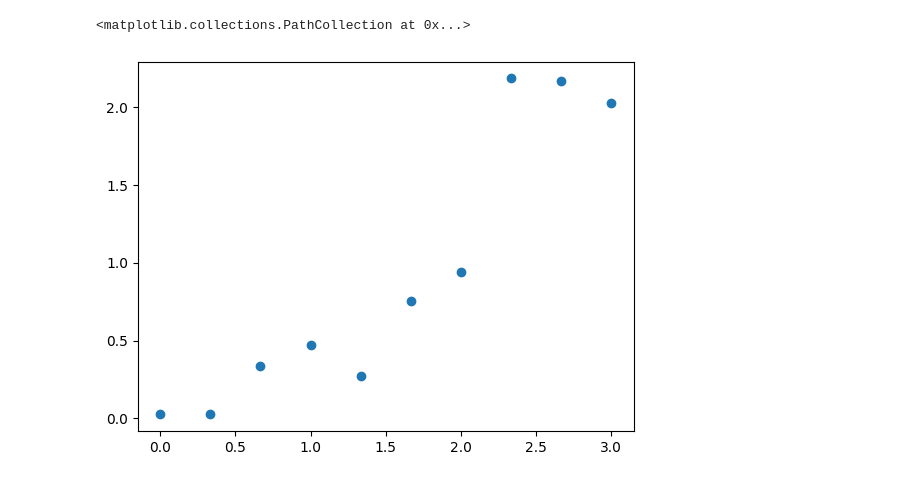
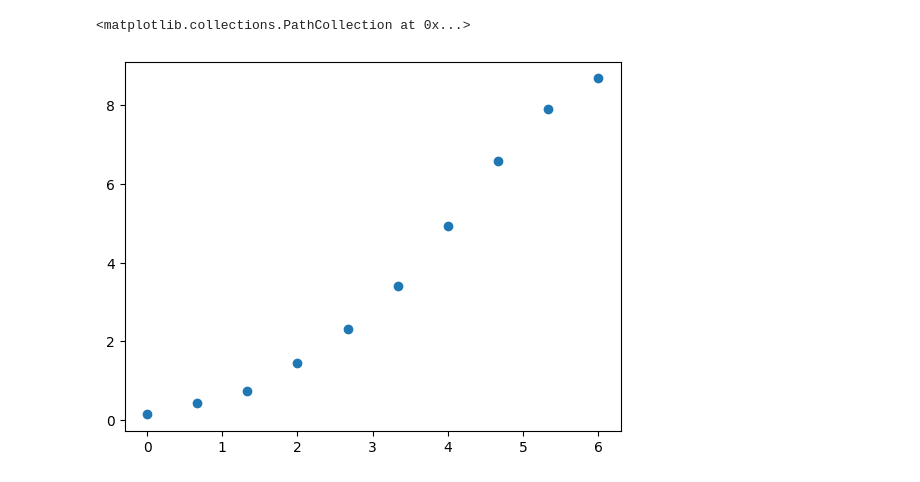
Before and after one commit to Miikkasna/bayesreg, a Jupyter notebook: bayesian_s_curve_regression.ipynb, the cells around one changed output. Saved outputs shown, nothing was run; the diff lists cells and outputs as text; code cells hidden in the pictures.

```diff
--- a/bayesian_s_curve_regression.ipynb
+++ b/bayesian_s_curve_regression.ipynb
@@ -10,17 +10,17 @@ def logistic(x, L, k, x0, sigma=None):
 # %%
 import matplotlib.pyplot as plt
 # generate data
 n = 10
-sigma = 0.3
-x = np.linspace(0, 3, n)
+sigma = 0.1
+x = np.linspace(0, 6, n)
 L = 10
 k = 1
 x0 = 4
 y = logistic(x, L, k, x0, sigma=sigma)
 # plot data
 plt.scatter(x, y)
 # %% [output]
 <matplotlib.collections.PathCollection at 0x...>
-[figure, old version]
+[figure, new version]
 # %%
 # define priors
```
Also changed, not shown: parts of 5 cells of this notebook.
